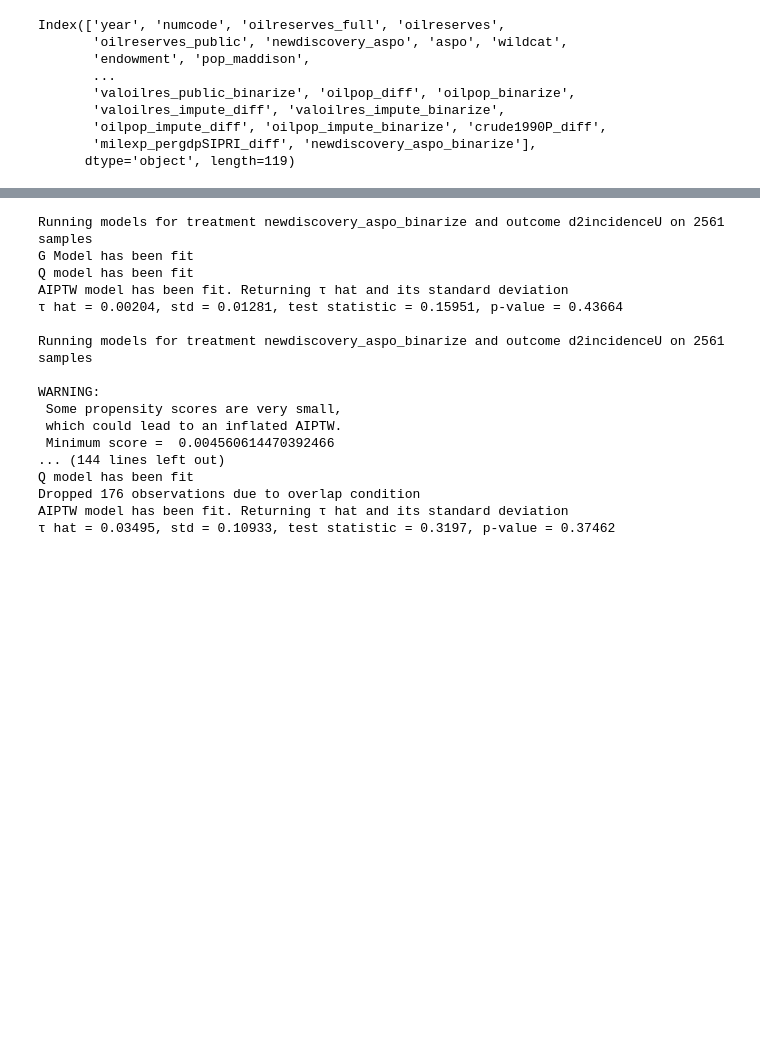
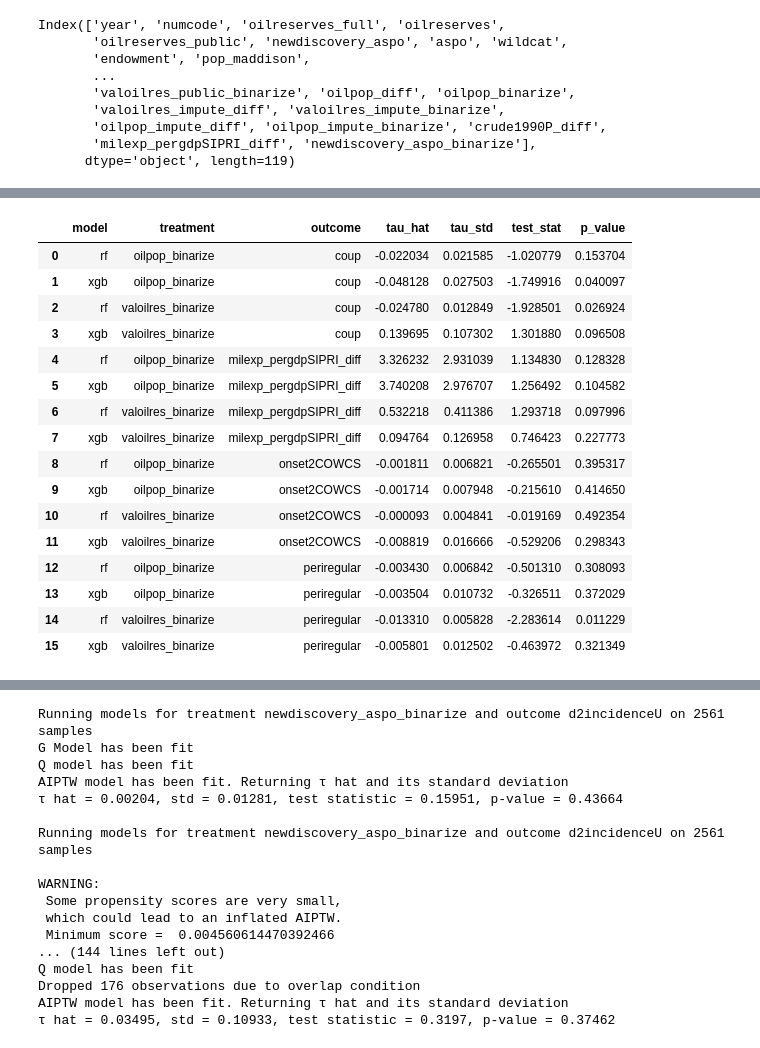
Before and after one commit to wanranzhao/STAT27420-final-code, a Jupyter notebook: Code/model_fitting.ipynb, the cells around one changed output, grey strips where cells are left out. Drawn from its saved outputs; the diff is of its cells as text; code cells hidden in the pictures; blank space fills up the shorter version.

Commit message:
more model work

```diff
--- a/Code/model_fitting.ipynb
+++ b/Code/model_fitting.ipynb
@@ -378,0 +385,22 @@ att_results_df[att_results_df['p_value'] < .05]
+# %%
+att_temp = att_results_df[(att_results_df['treatment'] == 'valoilres_binarize') | (att_results_df['treatment'] == 'oilpop_binarize')].reset_index(drop=True)
+# %%
+att_temp[att_temp['outcome'].isin(['onset2COWCS', 'coup', 'periregular', 'milexp_pergdpSIPRI_diff'])].sort_values(by=['outcome', 'treatment', 'model']).reset_index(drop=True)
+# %% [output]
+|  | model | treatment | outcome | tau_hat | tau_std | test_stat | p_value |
+| 0 | rf | oilpop_binarize | coup | -0.022034 | 0.021585 | -1.020779 | 0.153704 |
+| 1 | xgb | oilpop_binarize | coup | -0.048128 | 0.027503 | -1.749916 | 0.040097 |
+| 2 | rf | valoilres_binarize | coup | -0.024780 | 0.012849 | -1.928501 | 0.026924 |
+| 3 | xgb | valoilres_binarize | coup | 0.139695 | 0.107302 | 1.301880 | 0.096508 |
+| 4 | rf | oilpop_binarize | milexp_pergdpSIPRI_diff | 3.326232 | 2.931039 | 1.134830 | 0.128328 |
+| 5 | xgb | oilpop_binarize | milexp_pergdpSIPRI_diff | 3.740208 | 2.976707 | 1.256492 | 0.104582 |
+| 6 | rf | valoilres_binarize | milexp_pergdpSIPRI_diff | 0.532218 | 0.411386 | 1.293718 | 0.097996 |
+| 7 | xgb | valoilres_binarize | milexp_pergdpSIPRI_diff | 0.094764 | 0.126958 | 0.746423 | 0.227773 |
+| 8 | rf | oilpop_binarize | onset2COWCS | -0.001811 | 0.006821 | -0.265501 | 0.395317 |
+| 9 | xgb | oilpop_binarize | onset2COWCS | -0.001714 | 0.007948 | -0.215610 | 0.414650 |
+| 10 | rf | valoilres_binarize | onset2COWCS | -0.000093 | 0.004841 | -0.019169 | 0.492354 |
+| 11 | xgb | valoilres_binarize | onset2COWCS | -0.008819 | 0.016666 | -0.529206 | 0.298343 |
+| 12 | rf | oilpop_binarize | periregular | -0.003430 | 0.006842 | -0.501310 | 0.308093 |
+| 13 | xgb | oilpop_binarize | periregular | -0.003504 | 0.010732 | -0.326511 | 0.372029 |
+| 14 | rf | valoilres_binarize | periregular | -0.013310 | 0.005828 | -2.283614 | 0.011229 |
+| 15 | xgb | valoilres_binarize | periregular | -0.005801 | 0.012502 | -0.463972 | 0.321349 |
```
Also changed, not shown: parts of 24 cells of this notebook.
